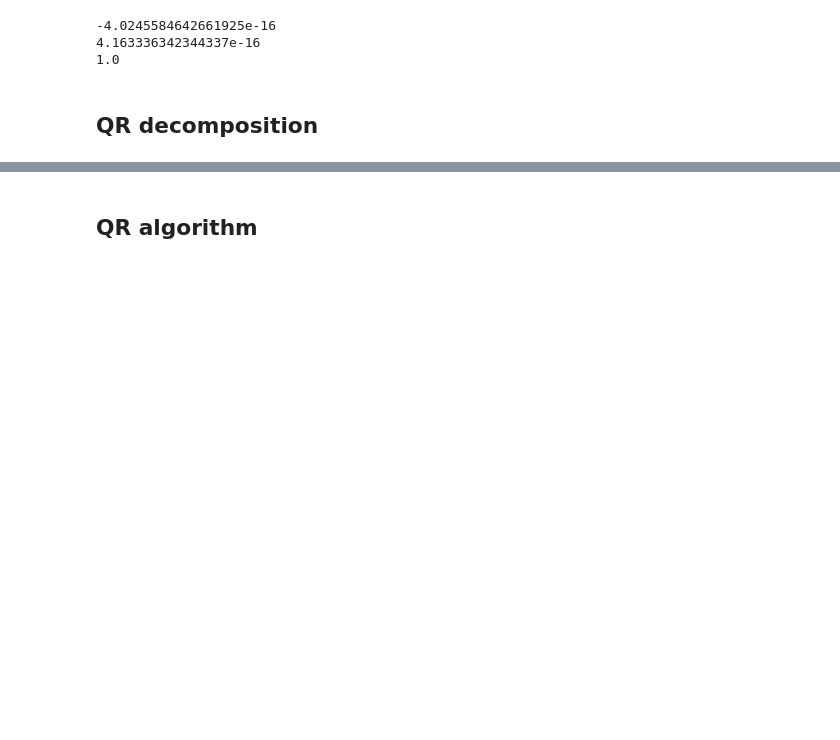
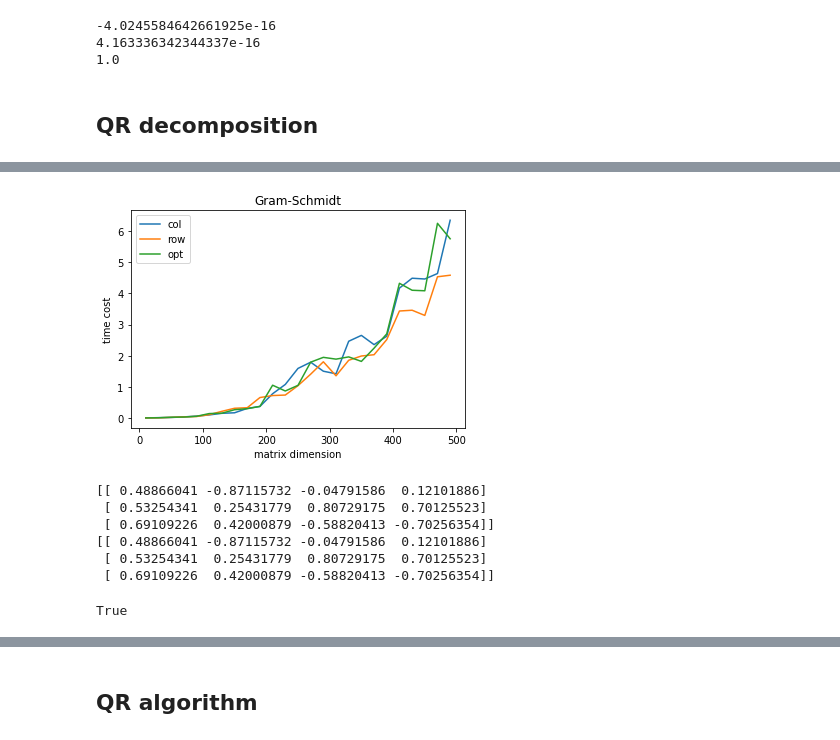
Before and after one commit to easilylazy/data-science, a Jupyter notebook: QR.ipynb, the cells around one changed output, grey strips where cells are left out. Saved outputs shown, nothing was run; the diff lists cells and outputs as text; code cells hidden in the pictures; blank space fills up the shorter version.

```diff
--- a/QR.ipynb
+++ b/QR.ipynb
@@ -51,10 +150,68 @@ for col in range(res.shape[1]):
+# %%
+mode=0
+#(0:matrix 1:fixed row 2:fixed col)
+fixed_size=50
+label_dict={0:'matrix', 1:'fixed row', 2:'fixed col'}
+# %%
+t1s=[]
+t2s=[]
+t3s=[]
+t4s=[]
+ranges=range(10,500,20)
+for d in ranges:
+    # print('~~~~~~~~~~~~d='+str(d)+'~~~~~~~~~~~')
+    #d=400
+    if mode is 0:
+        A=np.random.rand(d,d)
+    elif mode is 1:
+        A=np.random.rand(fixed_size,d)
+    elif mode is 2:
+        A=np.random.rand(d,fixed_size)
+    # for i in range(3):
+    res,t1=(gram_schmidt_c(A))
+    res,t2=(gram_schmidt_r(A))
+    res,t3=(gram_schmidt_o(A))
+    t1s.append(t1.total_seconds())
+    t2s.append(t2.total_seconds())
+    t3s.append(t3.total_seconds())
+# %%
+plt.plot(ranges,t1s,label='col')
+plt.plot(ranges,t2s,label='row')
+plt.plot(ranges,t3s,label='opt')
+plt.legend()
+plt.xlabel('matrix dimension')
+plt.ylabel('time cost')
+plt.title('Gram-Schmidt')
+plt.show()
+# %% [output]
+[figure, added]
+# %%
+
+test = np.random.rand(3,4)
+# test = np.array([[3.0, 1.0], [2.0, 2.0]])
+# print(np.array(gs(test)))
+print(gram_schmidt_c.__wrapped__(test))
+print(gram_schmidt_o.__wrapped__(test))
+# print(gram_schmidt_jjgo.__wrapped__(test.transpose()).transpose())
+# %% [output]
+[[ 0.48866041 -0.87115732 -0.04791586  0.12101886]
+ [ 0.53254341  0.25431779  0.80729175  0.70125523]
+ [ 0.69109226  0.42000879 -0.58820413 -0.70256354]]
+[[ 0.48866041 -0.87115732 -0.04791586  0.12101886]
+ [ 0.53254341  0.25431779  0.80729175  0.70125523]
+ [ 0.69109226  0.42000879 -0.58820413 -0.70256354]]
 # %%
 A=np.random.rand(3,3)
-Q=gram_schmidt(A)
+Q=gram_schmidt_o.__wrapped__(A)
 R=np.zeros([A.shape[1],A.shape[1]])
+R_o=np.zeros([A.shape[1],A.shape[1]])
+R_o=np.dot(Q.transpose(),A)
 for j in range(A.shape[1]):
     for i in range(j+1):
         R[i][j]=np.dot(Q[:,i],A[:,j])
+print(np.allclose(np.triu(R_o),R))
+# %% [output]
+True
 # %%
 np.allclose(np.dot(Q,R),A)
 # %% [output]
```
Also changed, not shown: parts of 22 cells of this notebook, 4 other files.
